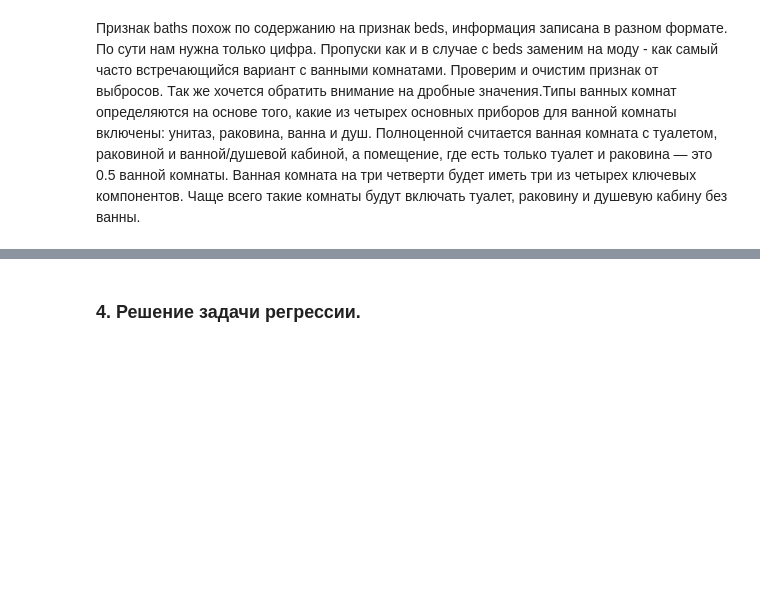
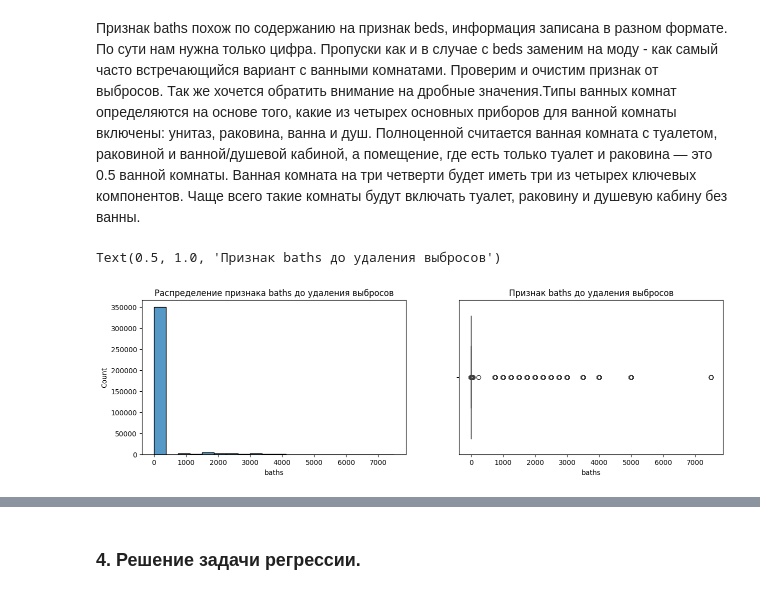
Before and after one commit to LNarnia/IDE_new, a Jupyter notebook: Skillfactory/final_project/project.ipynb, the cells around one changed output, grey strips where cells are left out. Cells and saved outputs as stored; diff of their text form; code cells hidden in the pictures; blank space fills up the shorter version.

```diff
--- a/Skillfactory/final_project/project.ipynb
+++ b/Skillfactory/final_project/project.ipynb
@@ -934,3 +934,21 @@ data['baths'].unique().tolist()
  '11 ba']
 # %% [markdown]
 Признак baths похож по содержанию на признак beds, информация записана в разном формате. По сути нам нужна только цифра. Пропуски как и в случае с beds заменим на моду - как самый часто встречающийся вариант с ванными комнатами. Проверим и очистим признак от выбросов. Так же хочется обратить внимание на дробные значения.Типы ванных комнат определяются на основе того, какие из четырех основных приборов для ванной комнаты включены: унитаз, раковина, ванна и душ. Полноценной считается ванная комната с туалетом, раковиной и ванной/душевой кабиной, а помещение, где есть только туалет и раковина — это 0.5 ванной комнаты. Ванная комната на три четверти будет иметь три из четырех ключевых компонентов. Чаще всего такие комнаты будут включать туалет, раковину и душевую кабину без ванны.
+# %%
+# оставляем только числа
+data['baths'] = data['baths'].apply(lambda x: np.nan if '/' in str(x) else x)
+data['baths'] = data['baths'].str.replace(r"[^\d\.]", "", regex=True)
+data['baths'] = data['baths'].apply(lambda x: np.nan if  x == '..' or x == '' else x)
+# %%
+data['baths'] = data['baths'].fillna(data['baths'].mode()[0])
+# %%
+data['baths'] = data['baths'].astype(float)
+# %%
+fig, axes = plt.subplots(1,2, figsize = (15,4))
+histplot = sns.histplot(data = data, x = 'baths', bins=20, ax = axes[0]);
+histplot.set_title('Распределение признака baths до удаления выбросов')
+boxplot = sns.boxplot( data = data, x = 'baths', ax = axes[1])
+boxplot.set_title('Признак baths до удаления выбросов')
+# %% [output]
+Text(0.5, 1.0, 'Признак baths до удаления выбросов')
+[figure, added]
```
Also changed, not shown: parts of 28 cells of this notebook, 1 other file.
